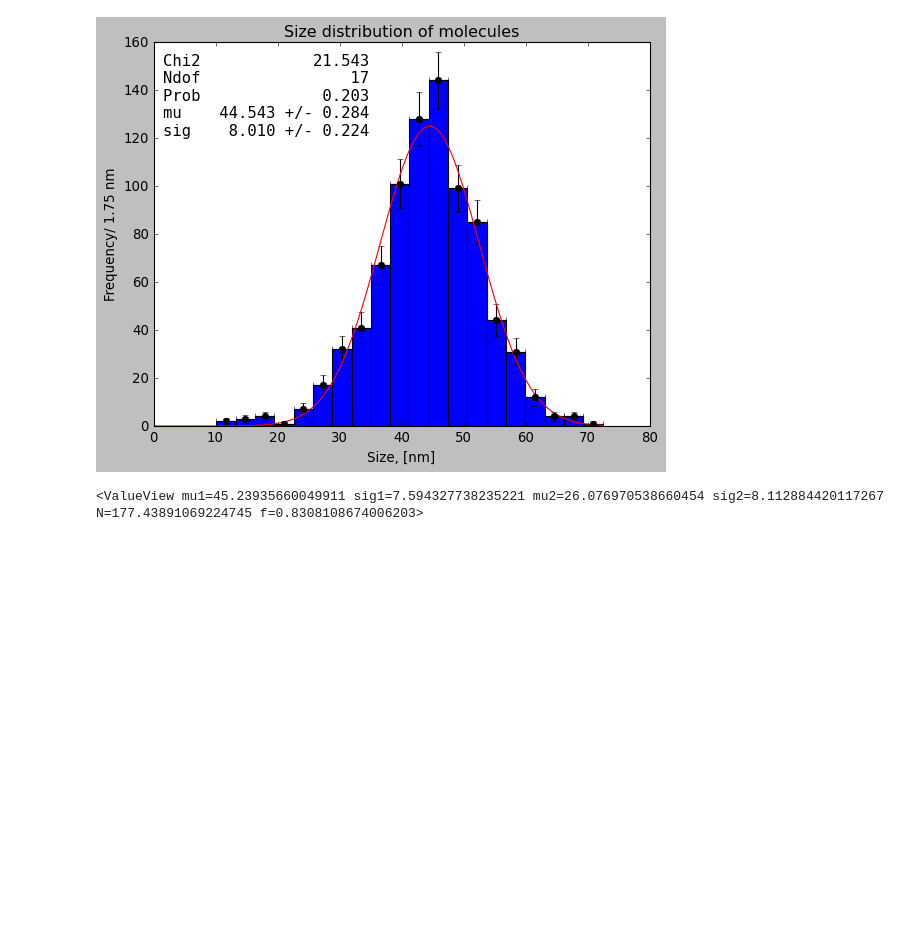
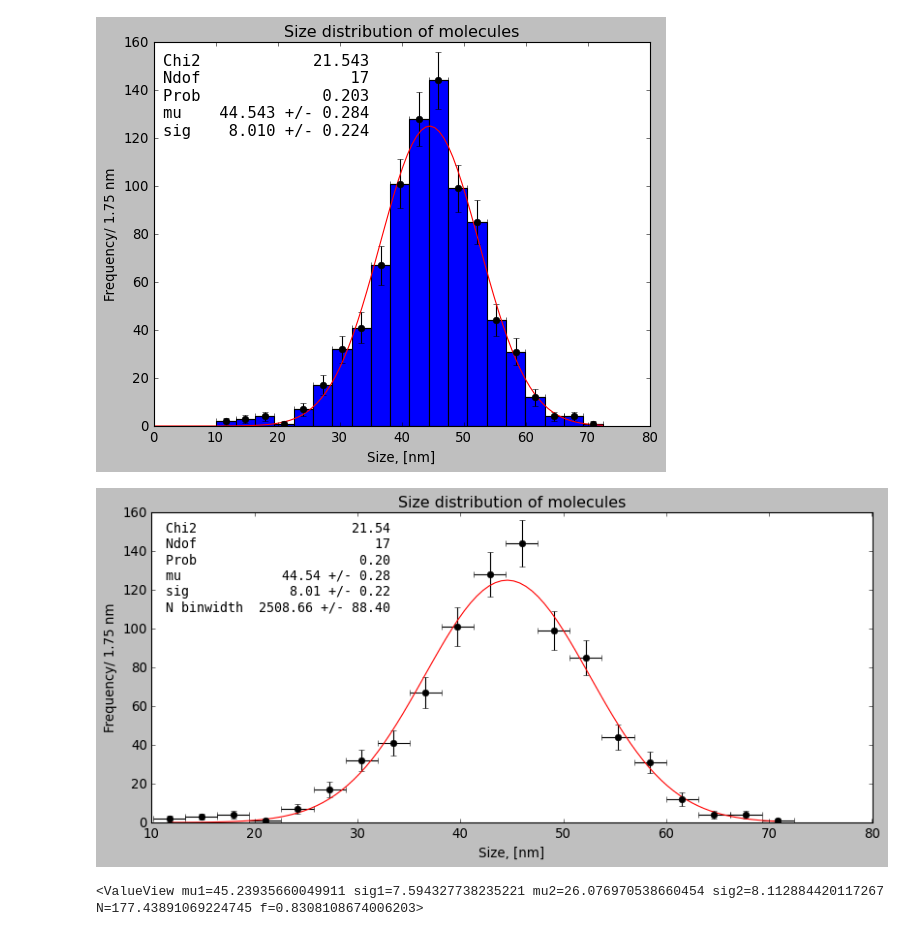
Before and after one commit to JonathanHKrebs/AppStat2022, a Jupyter notebook: DataAndCodeForProblemSet/my_solution.ipynb, the cells around one changed output. Drawn from its saved outputs; the diff is of its cells as text; code cells hidden in the pictures; blank space fills up the shorter version.

```diff
--- a/DataAndCodeForProblemSet/my_solution.ipynb
+++ b/DataAndCodeForProblemSet/my_solution.ipynb
@@ -441,6 +441,50 @@ fig.savefig('4_2_gauss_int.png')
 # %% [output]
 <ValueView mu=44.543124826307604 sig=8.010181555303735 N=124.97499942458461>
 [figure]
+# %%
+
+def norm_gauss(x, mu, sigma):
+    return stats.norm.pdf(x, mu, sigma)
+
+def gauss(x, mu, sigma, N):
+    return N*norm_gauss(x, mu, sigma)
+
+def evaluate_chi2(minuit_obj, len_counts):
+    ''' Minuit object, number of counts'''
+    chi2 = minuit_obj.fval
+    ndof = len_counts - len(minuit_obj.values[:])
+    chi2_prob = stats.chi2.sf(chi2, ndof)
+    return chi2, ndof, chi2_prob
+
+def plot_gauss_hist(ax, bincenters, count, title, xlabel, guesses, text_loc = (0.02, 0.97)):
+    xerr = (bincenters[1]-bincenters[0])/2
+    count_err = np.sqrt(count)
+
+    temp_chi2 = Chi2Regression(gauss, bincenters, count, count_err)
+    temp_minuit = Minuit(temp_chi2, mu = guesses[0], sigma = guesses[1], N = guesses[2])
+    temp_minuit.migrad()
+
+    ax.errorbar(bincenters, count, xerr = xerr, yerr = count_err, fmt = 'o', color = 'black')
+    x = np.linspace(np.min(bincenters), np.max(bincenters), 100)
+    ax.plot(x, gauss(x, *temp_minuit.values[:]), color = 'red')
+    ax.set(xlabel = xlabel, ylabel = f'Frequency/ {binwidth:.2f} nm', title = title)
+
+    chi2_val, ndof, chi2_prob = evaluate_chi2(temp_minuit, len(count))
+    d = {'Chi2': chi2_val,
+            'Ndof': ndof,
+            'Prob': chi2_prob,
+            'mu': [temp_minuit.values['mu'], temp_minuit.errors['mu']],
+            'sig': [temp_minuit.values['sigma'], temp_minuit.errors['sigma']],
+            'N binwidth': [temp_minuit.values['N'], temp_minuit.errors['N']],
+            }
+    text = nice_string_output(d, extra_spacing=2, decimals=2)
+    add_text_to_ax(*text_loc, text, ax, fontsize=12);
+
+
+fig, ax = plt.subplots(1, 1, figsize = (12, 5))
+plot_gauss_hist(ax, bincenters2, size_count2, 'Size distribution of molecules', 'Size, [nm]', [50, 20, 100])
+# %% [output]
+[figure, added]
 # %%
 #Now fit double gaussian
 chi2fit = Chi2Regression(double_gaussian, bincenters, size_count, np.sqrt(size_count))
```
Also changed, not shown: parts of 7 cells of this notebook, 14 other files.
